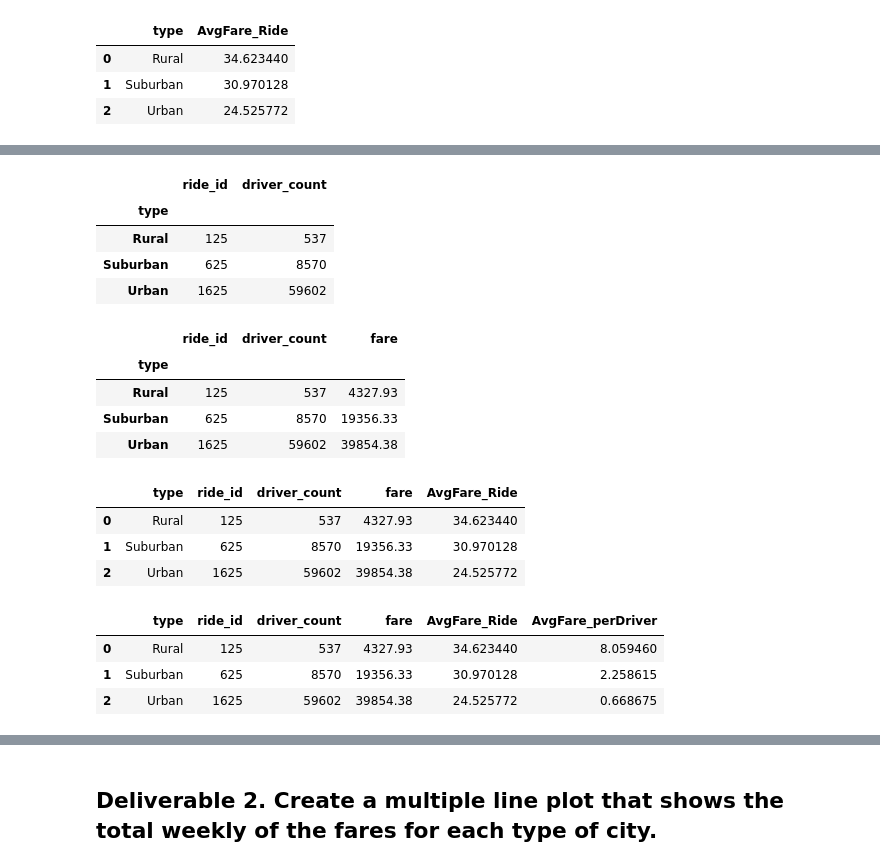
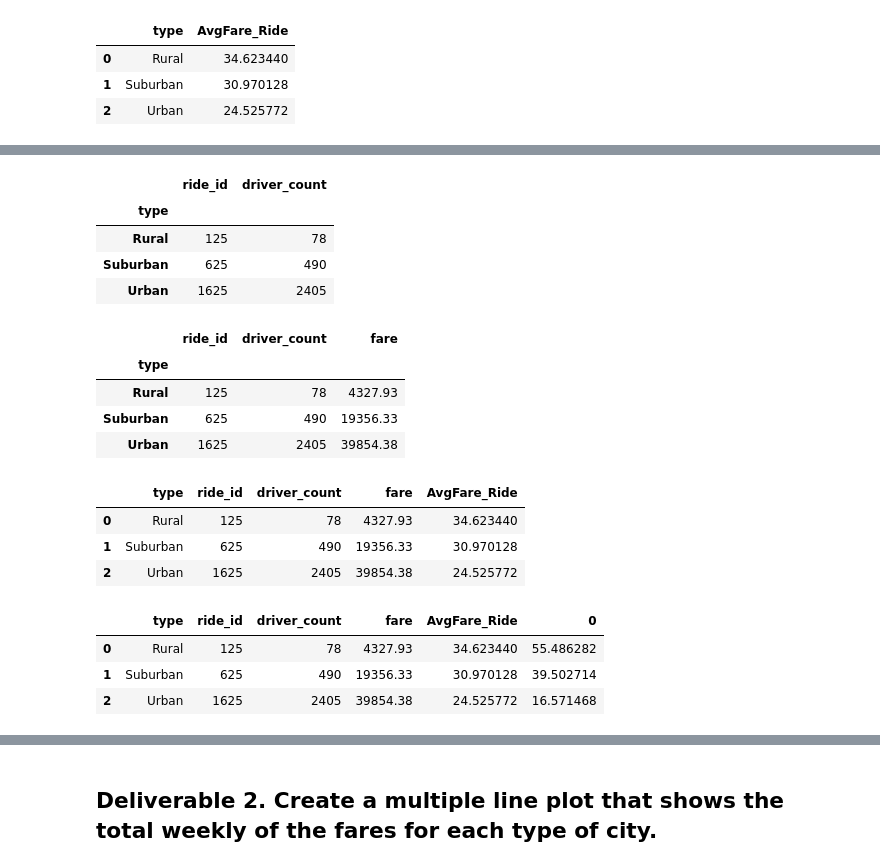
Before and after one commit to davidandcarr/vandcamp_Mod4_PyBer, a Jupyter notebook: PyBer_Challenge.ipynb, the cells around one changed output, grey strips where cells are left out. Drawn from its saved outputs; the diff is of its cells as text; code cells hidden in the pictures.

```diff
--- a/PyBer_Challenge.ipynb
+++ b/PyBer_Challenge.ipynb
@@ -48,7 +51,7 @@ Urban       1625
 Name: ride_id, dtype: int64
 # %%
 # 2. Get the total drivers for each city t
-drivers_bytype = pyber_df.groupby(["type"]).sum()["driver_count"]
+drivers_bytype = city_df.groupby(["type"]).sum()["driver_count"]
 drivers_bytype
 # %% [output]
 type
@@ -138,31 +130,31 @@ mixDF1.head()
 # %% [output]
 |  | ride_id | driver_count |
 | type |  |  |
-| Rural | 125 | 537 |
-| Suburban | 625 | 8570 |
-| Urban | 1625 | 59602 |
+| Rural | 125 | 78 |
+| Suburban | 625 | 490 |
+| Urban | 1625 | 2405 |
 # %%
 mixDF2 = pd.merge(mixDF1, faresum_bytype, how='left', on='type')
 mixDF2.head()
 # %% [output]
 |  | ride_id | driver_count | fare |
 | type |  |  |  |
-| Rural | 125 | 537 | 4327.93 |
-| Suburban | 625 | 8570 | 19356.33 |
-| Urban | 1625 | 59602 | 39854.38 |
+| Rural | 125 | 78 | 4327.93 |
+| Suburban | 625 | 490 | 19356.33 |
+| Urban | 1625 | 2405 | 39854.38 |
 # %%
 mixDF3 = pd.merge(mixDF2, AvgFare_Ride, how='left', on='type')
 mixDF3.head()
 # %% [output]
 |  | type | ride_id | driver_count | fare | AvgFare_Ride |
-| 0 | Rural | 125 | 537 | 4327.93 | 34.623440 |
-| 1 | Suburban | 625 | 8570 | 19356.33 | 30.970128 |
-| 2 | Urban | 1625 | 59602 | 39854.38 | 24.525772 |
+| 0 | Rural | 125 | 78 | 4327.93 | 34.623440 |
+| 1 | Suburban | 625 | 490 | 19356.33 | 30.970128 |
+| 2 | Urban | 1625 | 2405 | 39854.38 | 24.525772 |
 # %%
-pyber_summaryDF = pd.merge(mixDF3, AvgFare_perDriver, how='left', on='type')
-pyber_summaryDF.head()
+summary_specDF = pd.merge(mixDF3, AvgFare_Driver2, how='left', on='type')
+summary_specDF.head()
 # %% [output]
-|  | type | ride_id | driver_count | fare | AvgFare_Ride | AvgFare_perDriver |
-| 0 | Rural | 125 | 537 | 4327.93 | 34.623440 | 8.059460 |
-| 1 | Suburban | 625 | 8570 | 19356.33 | 30.970128 | 2.258615 |
-| 2 | Urban | 1625 | 59602 | 39854.38 | 24.525772 | 0.668675 |
+|  | type | ride_id | driver_count | fare | AvgFare_Ride | 0 |
+| 0 | Rural | 125 | 78 | 4327.93 | 34.623440 | 55.486282 |
+| 1 | Suburban | 625 | 490 | 19356.33 | 30.970128 | 39.502714 |
+| 2 | Urban | 1625 | 2405 | 39854.38 | 24.525772 | 16.571468 |
```
Also changed, not shown: parts of 11 cells of this notebook, 2 other files.
